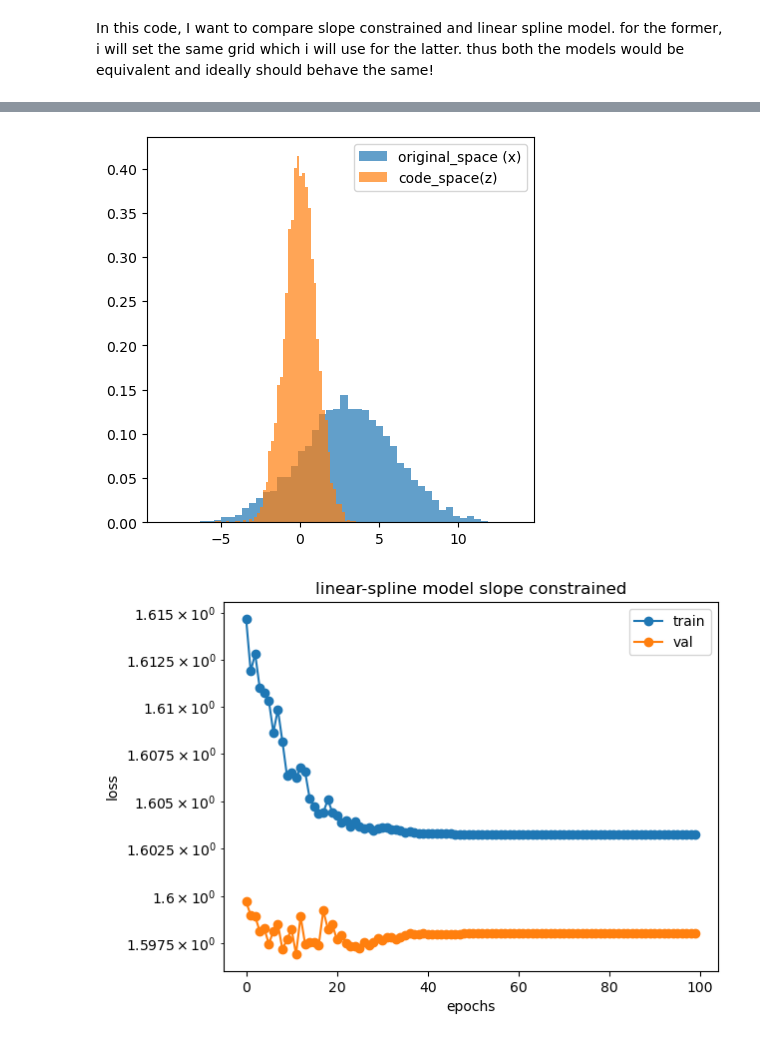
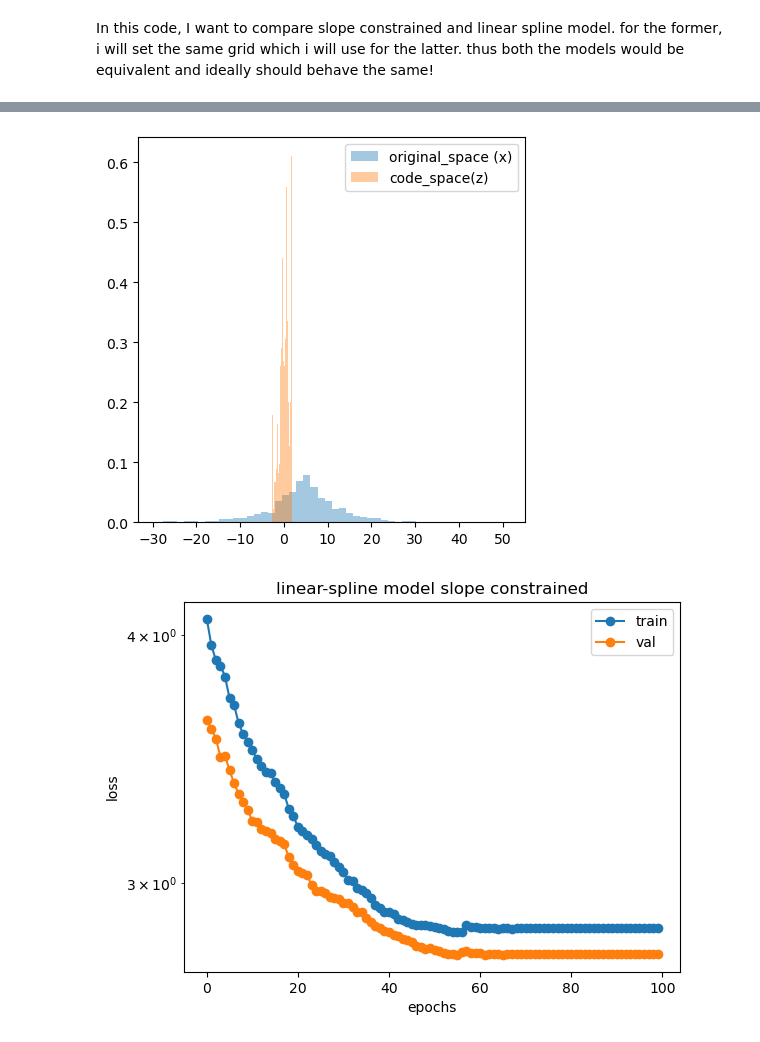
Before and after one commit to neelkanthrawat/Lipschitz_DSNN, a Jupyter notebook: with_TV2_regul.ipynb, the cells around one changed output, grey strips where cells are left out. Saved outputs shown, nothing was run; the diff lists cells and outputs as text; code cells hidden in the pictures.

```diff
--- a/with_TV2_regul.ipynb
+++ b/with_TV2_regul.ipynb
@@ -123,12 +274,12 @@ def nll_loss(z, det_jacobian, alpha_nll=1,return_indiv_loss=0):
     '''
     loss_1 = 0.5 * torch.sum(z**2)
     # print("det jacobian is:"); print(det_jacobian)
-    loss_2 = torch.sum(torch.log(torch.abs(det_jacobian) + 1e-10))
-    # loss_2 = torch.sum(torch.log(det_jacobian + 1e-10))
+    #loss_2 = torch.sum(torch.log(torch.abs(det_jacobian)))
+    loss_2 = torch.sum(torch.log(det_jacobian)) # coy slopes are always positive
     # print("torch.log(torch.abs(det_jacobian):",torch.log(torch.abs(det_jacobian)))
     # print(f"loss 1 is: {loss_1} and loss 2 is: {loss_2}")
     dataset_length = z.size(0)
-    loss_with_alpha = (loss_1-alpha_nll*loss_2)/ dataset_length
+    loss_with_alpha = (loss_1-loss_2)/ dataset_length # earlier i have some multiplicative alpha here but i removed it as we dont need it
     loss_normal = (loss_1 - loss_2)/ dataset_length
     if return_indiv_loss:
         return loss_with_alpha, loss_normal,loss_1/dataset_length, loss_2/dataset_length
@@ -140,7 +291,7 @@ def plot_multiple_histogram(list_of_inputs, labels_list):
 
     for i in range(0,len(list_of_inputs)):
         # Histogram for the code samples
-        plt.hist(list_of_inputs[i], bins=50, alpha=0.7,
+        plt.hist(list_of_inputs[i], bins=50, alpha=0.4,
                 density=True, label=labels_list[i])
         plt.legend()
 # %%
@@ -643,9 +842,7 @@ def analyse_training(model_in, test_data,train_loss, val_loss,model_params_list,
                     ):
     input_tensor = torch.tensor(test_data)
     output_tensor2 = model_in(input_tensor)
-    plot_multiple_histogram([input_tensor.numpy(), output_tensor2.detach().numpy()
-                            ],
-
+    plot_multiple_histogram([input_tensor.numpy(), output_tensor2.detach().numpy()],
                             labels_list=["original_space (x)", "code_space(z)"])
 
     plot_loss_curves(train_loss=train_loss, val_loss=val_loss,
@@ -654,9 +851,9 @@ def analyse_training(model_in, test_data,train_loss, val_loss,model_params_list,
     x2pos, y2pos = model_in.nodal_val_loc_tensor.detach().numpy(), model_in.slope_constrained_coefficients_vect.detach().numpy()
     # Add labels, title, and grid
     # plt.figure(figsize=(8,8))
-    plt.axhline(y=-mean/std_dev)
+
     plot_with_annotations(x2pos[0][:], y2pos[:],
-                        title="splines (without TV2)", xlabel="x", ylabel="y")
+                        title="splines (without TV2)", xlabel="x", ylabel="y", annotate=0, style="-*")
     plt.legend()
     plt.show()
     ##
@@ -675,7 +872,7 @@ def analyse_training(model_in, test_data,train_loss, val_loss,model_params_list,
                         smin=0.01,
                         smax=2,
                         slope_constrained=1
-) # slopes of splines is 1, obviously
+)
 
     plot_multiple_z_with_normal_1d(models_params=model_params_list,test_data=test_data,
                                 model=model,figsize=figsize, num_samples=num_samples,
@@ -704,16 +1040,17 @@ tensor([10.4015,  9.4257,  8.0974,  7.9925,  6.6648,  6.5894,  6.3217,  5.9700,
 # %%
+# 2ND TIME training 100 more rounds
 train_loss2, val_loss2, epoch_wise_param_list,coeffs_unconstrained_evol2, coeffs_const_evol2 = train_and_evaluate(
-   model = model2,
+    model = model2,
     train_loader=train_loader,
     val_loader=val_loader,
     num_epochs=100,
     scheduler_type="ReduceLROnPlateau",
-    lr=0.004,#0.004
-    print_after=5,
+    lr=0.000095,#0.004
+    print_after=1,
     track_coefficients=1, #
     type_model="scls",
     tv2_regulation= 1,
-    lambda_tv2=0.1,#0.095,
+    lambda_tv2=0.001,#0.095,
     gamma = 0.5, # schedular, learning rate decay factor
     alpha_nll=1
 )
@@ -734,9 +1071,9 @@ Epoch 60/100,  train NLL+0.1XTV2: 2.1694003079618724, data avg loss-1: 0.5029107
 # %%
 analyse_training(model_in=model2,
 train_loss=train_loss2, val_loss=val_loss2,
-                test_data=train_data, figsize=(20,20),
+                test_data=test_data, figsize=(20,20),
                 model_params_list=epoch_wise_param_list,
-                num_coeffs=10,print_model_params=0, plot_freq=5)
+                num_coeffs=10,print_model_params=0, plot_freq=10) # 40 more (30 below+40 x3 below + 40  more= 70+40+40 + 40=110+40 +40=150+40=190)
 # %% [output]
-[figure, old version]
+[figure, new version]
-[figure, old version]
+[figure, new version]
```
Also changed, not shown: parts of 22 cells of this notebook.
